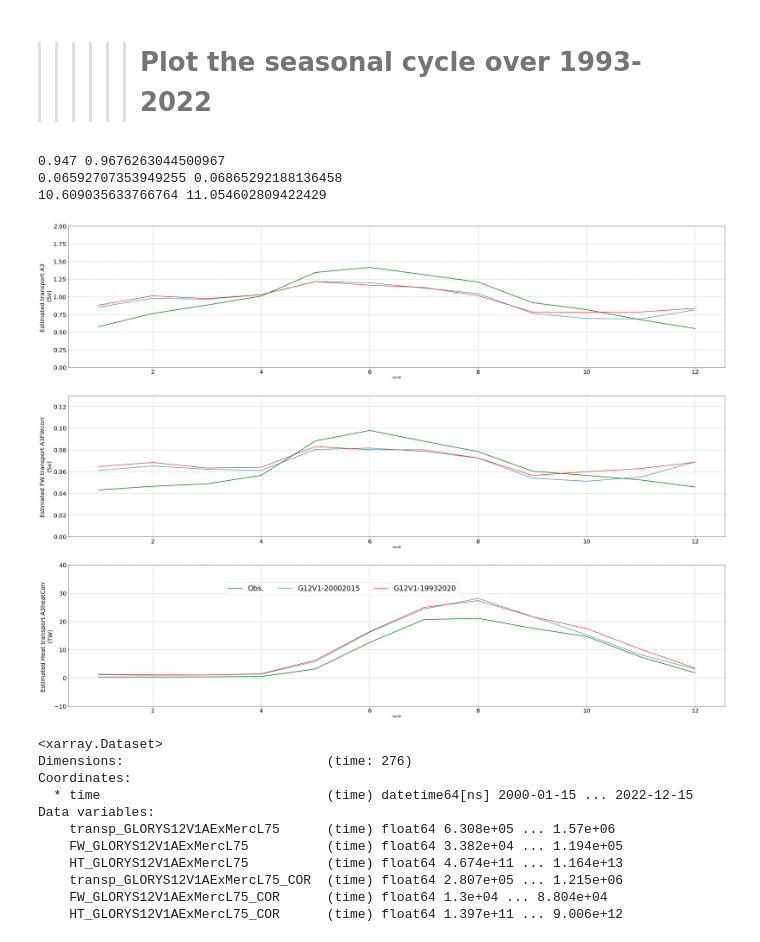
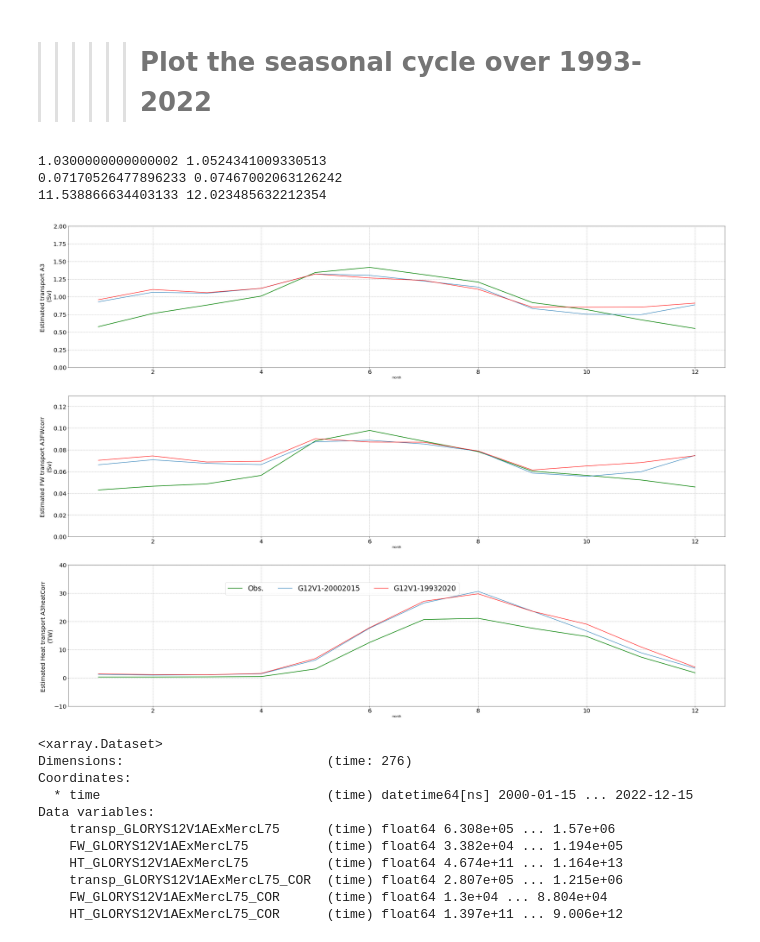
Before and after one commit to ctalandi/TOOLS, a Jupyter notebook: INTERPOLATION/GLORYS12V1/CREG12.L75/BERING/VELOCITY-CORRECTION/Glorys12v1_BERING_BDYs_4CREG12.L75_y19932022.ipynb, the cells around one changed output. Saved outputs shown, nothing was run; the diff lists cells and outputs as text; code cells hidden in the pictures.

Commit message:
Take into account as reference Obs transport 1.03Sv

```diff
--- a/INTERPOLATION/GLORYS12V1/CREG12.L75/BERING/VELOCITY-CORRECTION/Glorys12v1_BERING_BDYs_4CREG12.L75_y19932022.ipynb
+++ b/INTERPOLATION/GLORYS12V1/CREG12.L75/BERING/VELOCITY-CORRECTION/Glorys12v1_BERING_BDYs_4CREG12.L75_y19932022.ipynb
@@ -418,13 +415,15 @@ for ilat in set(np.arange(9)):
 # %%
 # Compute the mean transport from Obs. & exp. over the considered period:
 calmean_s=2000  ;  calmean_e=2015
-Obs_meanTP=np.nanmean(transp_A3MeanCorr[(calmean_s-syear_Obs)*12:(calmean_e-syear_Obs)*12])
+#Obs_meanTP=np.nanmean(transp_A3MeanCorr[(calmean_s-syear_Obs)*12:(calmean_e-syear_Obs)*12])
+# Fix the reference Obs. transport to 1.03 Sv to take into account the ACC correction
+Obs_meanTP=1.03
 Exp_meanTP=np.array(ds_M['transp_GLORYS12V1AExMercL75'].sel(time=slice(str(calmean_s),str(calmean_e))).mean())*1e-6
 Delta_transp=Exp_meanTP-Obs_meanTP
 Alpha_Cor=Obs_meanTP/Exp_meanTP
 print('The transport difference is about: '+str(Delta_transp)+' Sv')
 print('The alpha correction is about: '+str(np.round(Alpha_Cor,decimals=2)))
 # For memory:
-# The transport difference is about: 0.34953682924142004 Sv
+# The transport difference is about: 0.34599893504933976 Sv
 # The alpha correction is about: 0.73
 # %% [output]
@@ -761,38 +762,43 @@ plt.grid(True,linestyle='--', color='grey',alpha=0.7)
 #------------------------------------------------------------------------------------
 ax=plt.subplot(313)
 ds_Obs['HT_A3heatCorr'].sel(time=slice(str(calmean_s),str(calmean_e))).groupby('time.month').mean().plot(color='g',linewidth=2.,label='Obs.')
 (ds_M['HT_GLORYS12V1AExMercL75_COR']*1e-12).sel(time=slice(str(calmean_s),str(calmean_e))).groupby('time.month').mean('time').plot(label='G12V1-20002015')
 (ds_M['HT_GLORYS12V1AExMercL75_COR']*1e-12).sel(time=slice(str(calmean_longs),str(calmean_longe))).groupby('time.month').mean('time').plot(color='r',label='G12V1-19932020')
 
 Mean_HT_GLORYS12V1AExMercL75_S=np.array((ds_M['HT_GLORYS12V1AExMercL75_COR']*1e-12).sel(time=slice(str(calmean_s),str(calmean_e))).groupby('time.month').mean('time').mean())
 Mean_HT_GLORYS12V1AExMercL75_L=np.array((ds_M['HT_GLORYS12V1AExMercL75_COR']*1e-12).sel(time=slice(str(calmean_longs),str(calmean_longe))).groupby('time.month').mean('time').mean())
 
 print(Mean_HT_GLORYS12V1AExMercL75_S, Mean_HT_GLORYS12V1AExMercL75_L)
 #print(Mean_HT_GLORYS12V1AExMercL75_S)
 #ax.text('2008',64.   ,'Mean '+str(calmean_s)+'-'+str(calmean_e)+' : ',color='k',size=24)
 #ax.text('2010',64.   ,str(np.round(np.nanmean(HT_A3heatCorr[(calmean_s-syear_Obs)*12:(calmean_e-syear_Obs)*12]),decimals=1))+'+/-'+str(HT_A3heatCorr_std)+' TW',color='g',size=24)
 #ax.text('2012',64.   ,str(np.round(ds_M['HT_GLORYS12V1AExMercL75'].Std,decimals=2))+'+/-'+str(np.round(ds_M['HT_GLORYS12V1AExMercL75'].Std,decimals=2))+' TW',color='k',size=24)
 #ax.text('2017',65.   ,'Tref=-1.9 DegC',color='k',size=24)
 
 #plt.xlim(['2000','2020'])
 plt.ylabel('Estimated Heat transport A3heatCorr \n'+r'(TW)',size=20)
 plt.xticks(size=20)
 plt.yticks(size=20)
 plt.grid(True,linestyle='--', color='grey',alpha=0.7)
 plt.ylim([-10.,40.])
 
 plt.legend(bbox_to_anchor=(0., 0.8, 0.6, 0.102),ncol=3, fontsize=24)
 
 #plt.tight_layout()
-dosavefig=False
+dosavefig=True
 #if dosavefig : plt.savefig('./FIGURES/BeringStrait_GLORYS12V1_SeasCyc_March2023_y'+str(calmean_s)+str(calmean_e)+'.pdf')
 if dosavefig : plt.savefig('./FIGURES/BeringStrait_GLORYS12V1_SeasCycCOR_March2023_y20002020.pdf')
 dosavefig=False
+
+# For memory
+#0.947 0.9676263044500967
+#0.06592707353949255 0.06865292188136458
+#10.609035633766764 11.054602809422429
 # %% [output]
-0.947 0.9676263044500967
-0.06592707353949255 0.06865292188136458
-10.609035633766764 11.054602809422429
+1.0300000000000002 1.0524341009330513
+0.07170526477896233 0.07467002063126242
+11.538866634403133 12.023485632212354
-[figure, old version]
+[figure, new version]
 # %%
 ds_M
 # %% [output]
```
Also changed, not shown: parts of 12 cells of this notebook.
